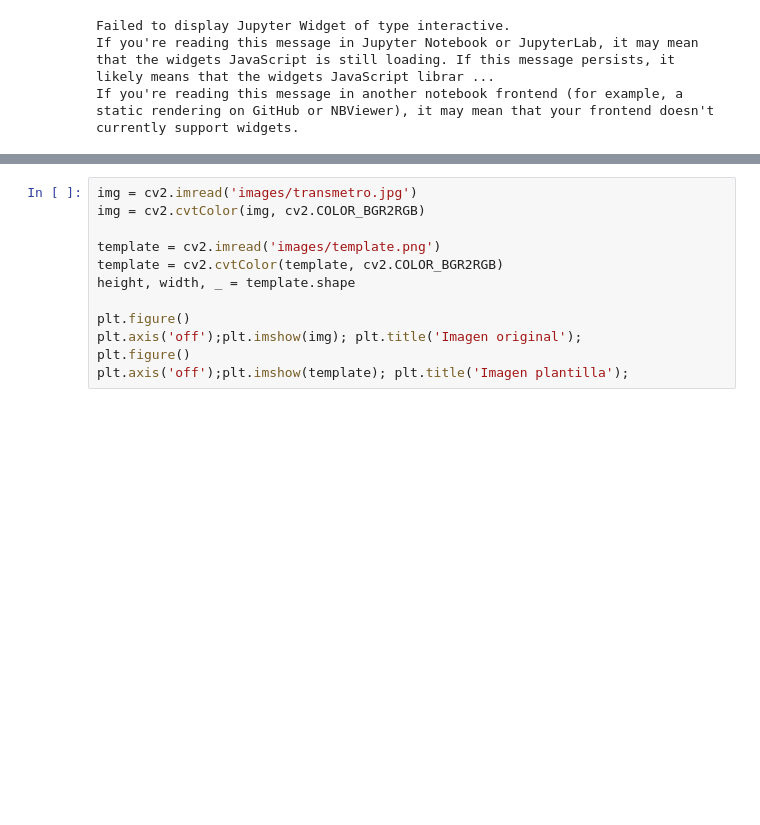
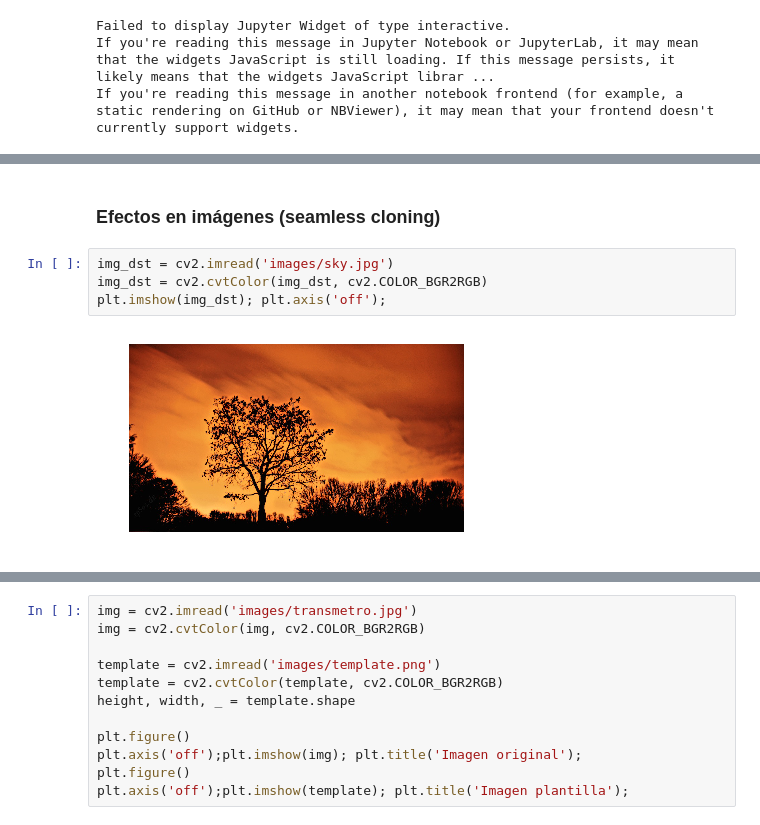
Before and after one commit to JorgeMartinezG/image-processing_workshop, a Jupyter notebook: Workshop.ipynb, the cells around one changed output, grey strips where cells are left out. Saved outputs shown, nothing was run; the diff lists cells and outputs as text; blank space fills up the shorter version.

```diff
--- a/Workshop.ipynb
+++ b/Workshop.ipynb
@@ -201,0 +239,8 @@ If you're reading this message in another notebook frontend (for example, a stat
+# %% [markdown]
+### Efectos en imágenes (seamless cloning)
+# %%
+img_dst = cv2.imread('images/sky.jpg')
+img_dst = cv2.cvtColor(img_dst, cv2.COLOR_BGR2RGB)
+plt.imshow(img_dst); plt.axis('off');
+# %% [output]
+[figure, added]
```
Also changed, not shown: parts of 10 cells of this notebook, 10 other files.
